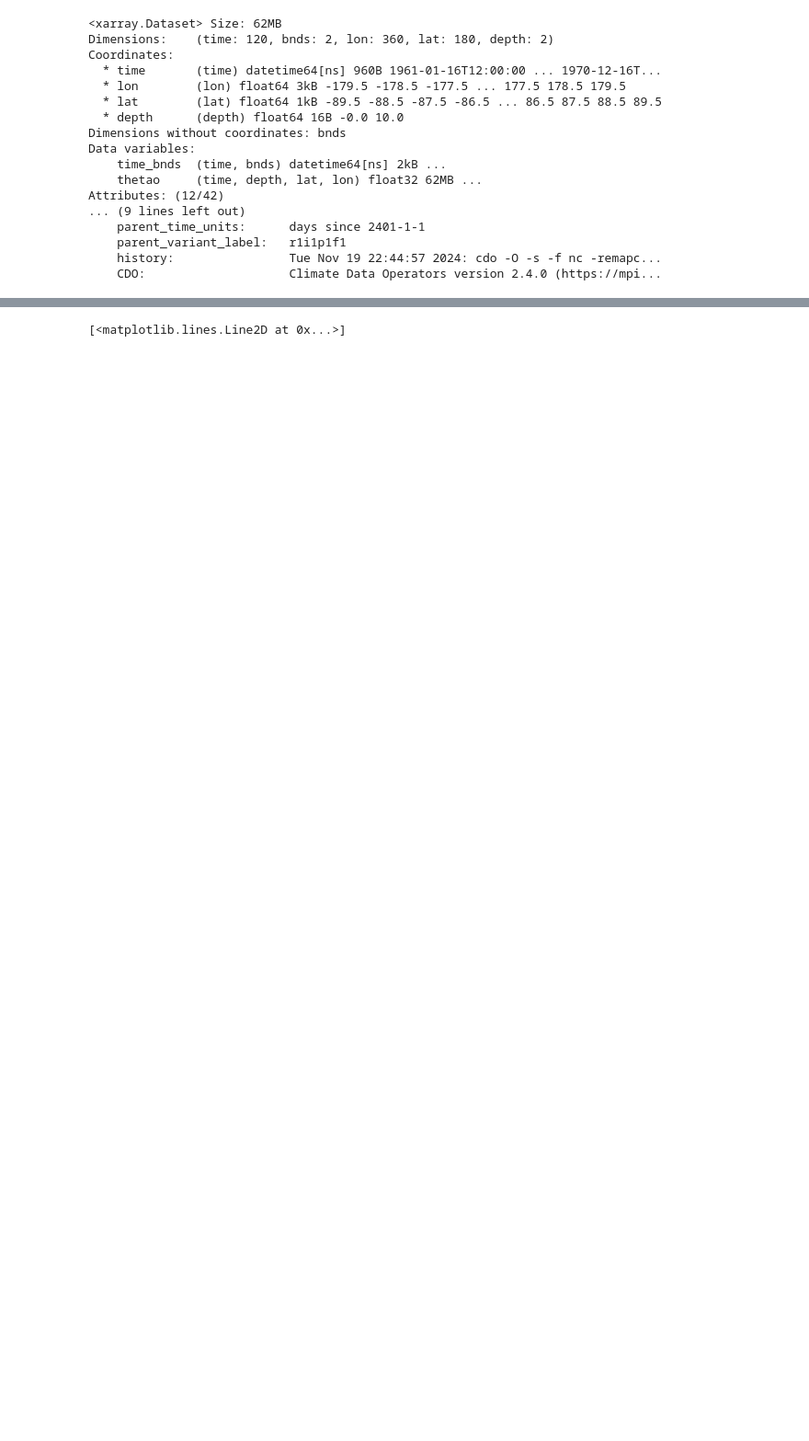
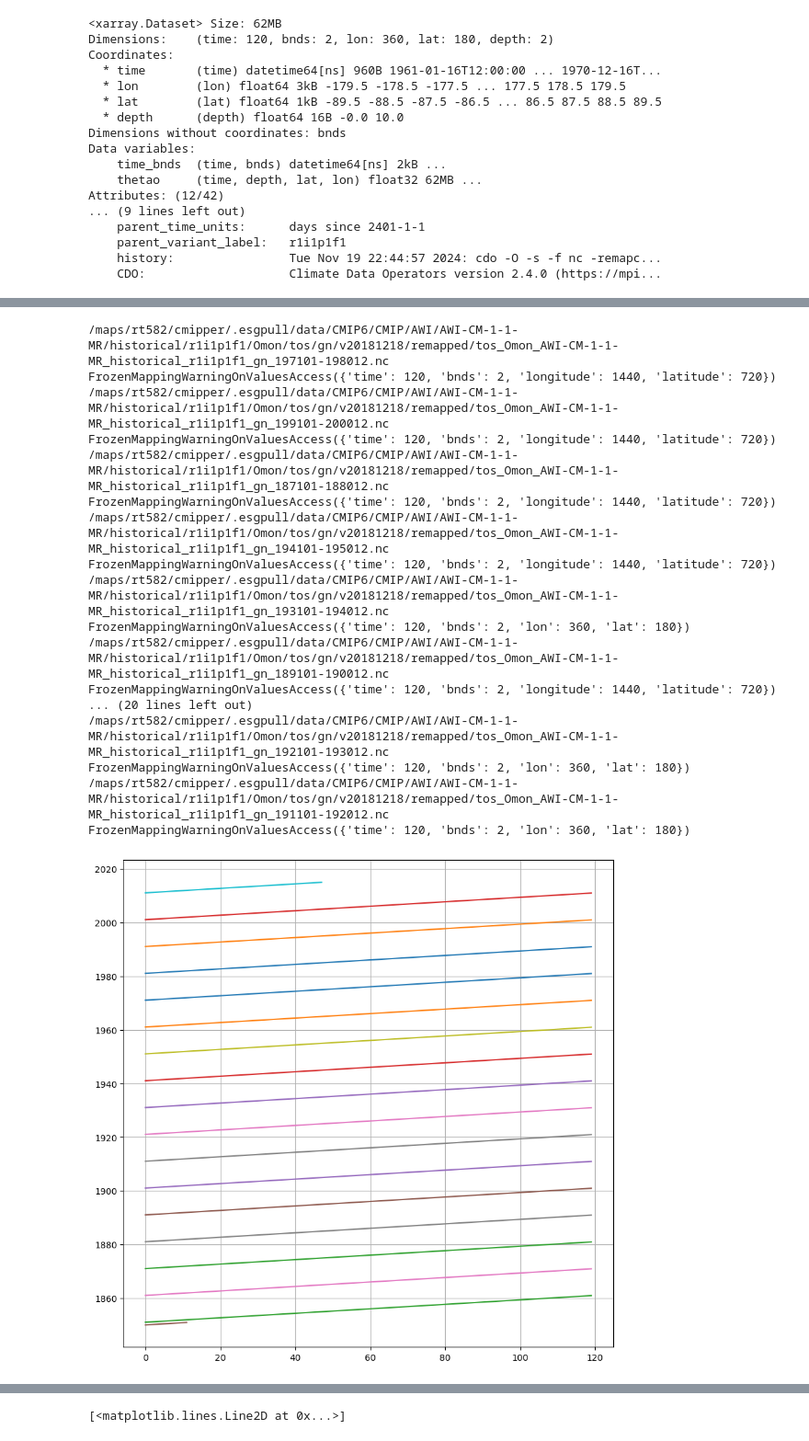
Before and after one commit to orlando-code/cmipper, a Jupyter notebook: notebooks/dev/test.ipynb, the cells around one changed output, grey strips where cells are left out. Shown at 92% size. Drawn from its saved outputs; the diff is of its cells as text; code cells hidden in the pictures; blank space fills up the shorter version.

```diff
--- a/notebooks/dev/test.ipynb
+++ b/notebooks/dev/test.ipynb
@@ -406,0 +910,28 @@ KeyboardInterrupt:
+# %%
+fps = list(Path("/maps/rt582/cmipper/.esgpull/data/CMIP6/CMIP/AWI/AWI-CM-1-1-MR/historical/r1i1p1f1/Omon/tos/gn/v20181218/remapped").glob("*.nc"))
+plt.figure(figsize=(10,10))
+for i in range(len(fps)):
+    print(fps[i])
+    print(xa.open_dataset(fps[i]).dims)
+    plt.plot(xa.open_dataset(fps[i]).time.values)
+# plt.plot(xa.open_dataset(list(Path(fp).glob("*.nc"))[5]).time.values)
+plt.grid()
+# %% [output]
+/maps/rt582/cmipper/.esgpull/data/CMIP6/CMIP/AWI/AWI-CM-1-1-MR/historical/r1i1p1f1/Omon/tos/gn/v20181218/remapped/tos_Omon_AWI-CM-1-1-MR_historical_r1i1p1f1_gn_197101-198012.nc
+FrozenMappingWarningOnValuesAccess({'time': 120, 'bnds': 2, 'longitude': 1440, 'latitude': 720})
+/maps/rt582/cmipper/.esgpull/data/CMIP6/CMIP/AWI/AWI-CM-1-1-MR/historical/r1i1p1f1/Omon/tos/gn/v20181218/remapped/tos_Omon_AWI-CM-1-1-MR_historical_r1i1p1f1_gn_199101-200012.nc
+FrozenMappingWarningOnValuesAccess({'time': 120, 'bnds': 2, 'longitude': 1440, 'latitude': 720})
+/maps/rt582/cmipper/.esgpull/data/CMIP6/CMIP/AWI/AWI-CM-1-1-MR/historical/r1i1p1f1/Omon/tos/gn/v20181218/remapped/tos_Omon_AWI-CM-1-1-MR_historical_r1i1p1f1_gn_187101-188012.nc
+FrozenMappingWarningOnValuesAccess({'time': 120, 'bnds': 2, 'longitude': 1440, 'latitude': 720})
+/maps/rt582/cmipper/.esgpull/data/CMIP6/CMIP/AWI/AWI-CM-1-1-MR/historical/r1i1p1f1/Omon/tos/gn/v20181218/remapped/tos_Omon_AWI-CM-1-1-MR_historical_r1i1p1f1_gn_194101-195012.nc
+FrozenMappingWarningOnValuesAccess({'time': 120, 'bnds': 2, 'longitude': 1440, 'latitude': 720})
+/maps/rt582/cmipper/.esgpull/data/CMIP6/CMIP/AWI/AWI-CM-1-1-MR/historical/r1i1p1f1/Omon/tos/gn/v20181218/remapped/tos_Omon_AWI-CM-1-1-MR_historical_r1i1p1f1_gn_193101-194012.nc
+FrozenMappingWarningOnValuesAccess({'time': 120, 'bnds': 2, 'lon': 360, 'lat': 180})
+/maps/rt582/cmipper/.esgpull/data/CMIP6/CMIP/AWI/AWI-CM-1-1-MR/historical/r1i1p1f1/Omon/tos/gn/v20181218/remapped/tos_Omon_AWI-CM-1-1-MR_historical_r1i1p1f1_gn_189101-190012.nc
+FrozenMappingWarningOnValuesAccess({'time': 120, 'bnds': 2, 'longitude': 1440, 'latitude': 720})
+... (20 lines left out)
+/maps/rt582/cmipper/.esgpull/data/CMIP6/CMIP/AWI/AWI-CM-1-1-MR/historical/r1i1p1f1/Omon/tos/gn/v20181218/remapped/tos_Omon_AWI-CM-1-1-MR_historical_r1i1p1f1_gn_192101-193012.nc
+FrozenMappingWarningOnValuesAccess({'time': 120, 'bnds': 2, 'lon': 360, 'lat': 180})
+/maps/rt582/cmipper/.esgpull/data/CMIP6/CMIP/AWI/AWI-CM-1-1-MR/historical/r1i1p1f1/Omon/tos/gn/v20181218/remapped/tos_Omon_AWI-CM-1-1-MR_historical_r1i1p1f1_gn_191101-192012.nc
+FrozenMappingWarningOnValuesAccess({'time': 120, 'bnds': 2, 'lon': 360, 'lat': 180})
+[figure, added]
```
Also changed, not shown: parts of 39 cells of this notebook, 15 other files.
